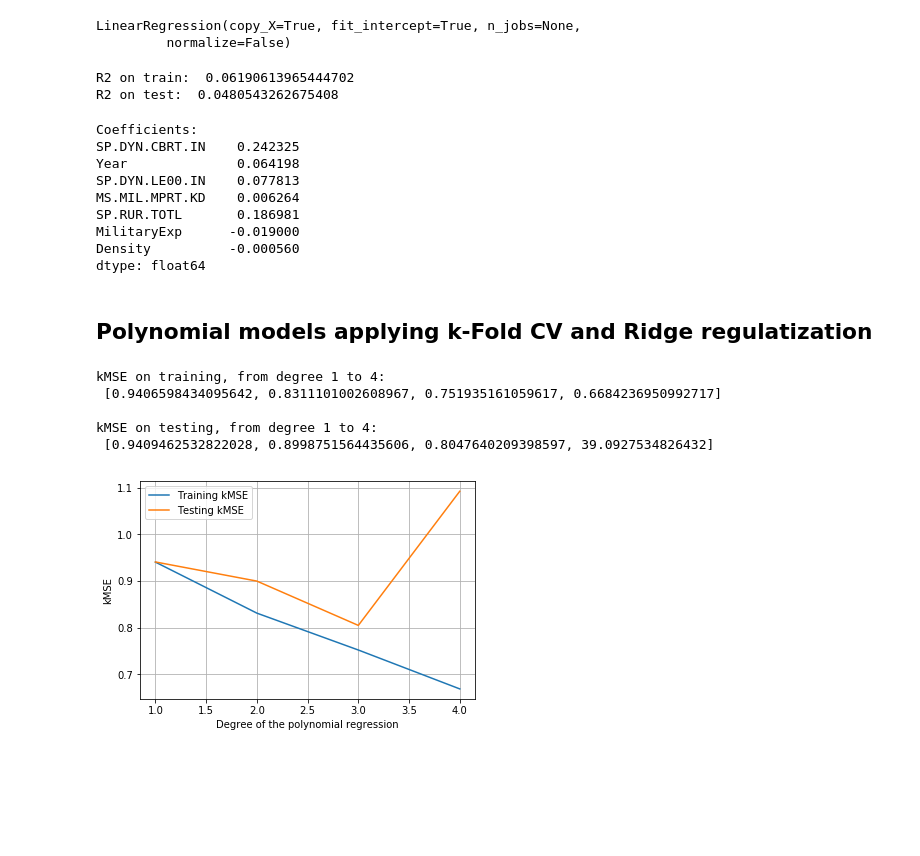
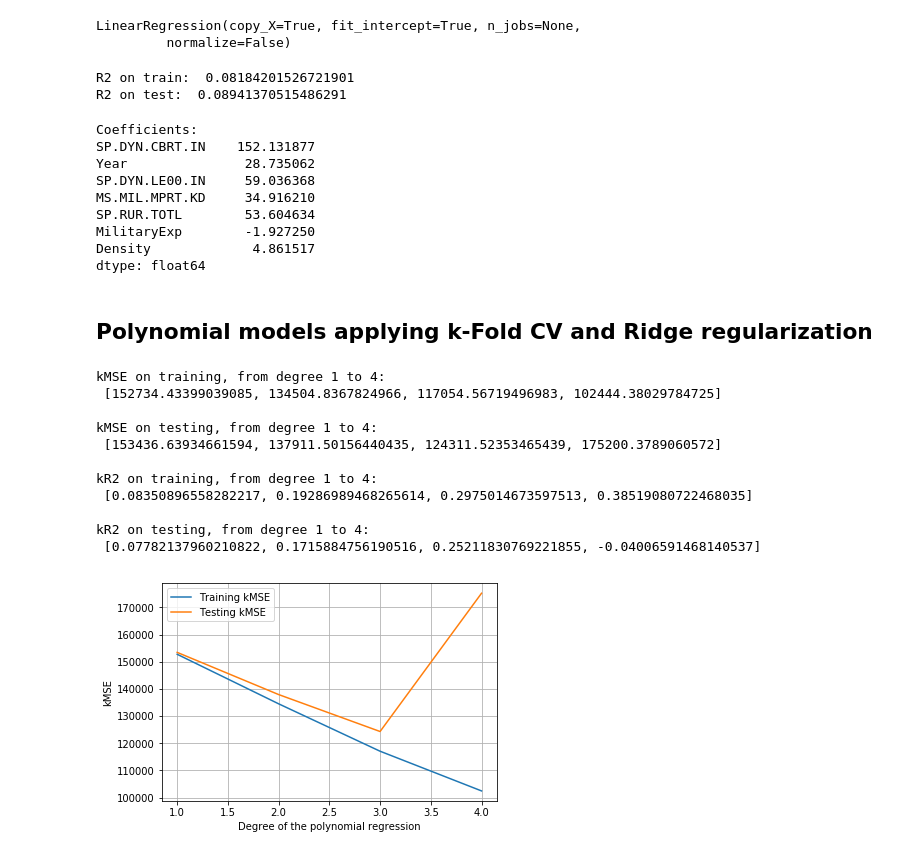
Before and after one commit to AndreaCurtoni/TerrorismDSBA, a Jupyter notebook: First hyp ML.ipynb, the cells around one changed output. Saved outputs shown, nothing was run; the diff lists cells and outputs as text; code cells hidden in the pictures; blank space fills up the shorter version.

```diff
--- a/First hyp ML.ipynb
+++ b/First hyp ML.ipynb
@@ -61,10 +61,12 @@ array([[<matplotlib.axes._subplots.AxesSubplot object at 0x...>,
       dtype=object)
 [figure]
 # %%
-from sklearn.preprocessing import StandardScaler
+#from sklearn.preprocessing import StandardScaler
 
-scaler = StandardScaler()
-scaler.fit(df)
-std_data = scaler.transform(df)
-df_std= pd.DataFrame(std_data, index=df.index, columns=df.columns)
-df_std.head()
+#scaler = StandardScaler()
+#scaler.fit(df)
+#std_data = scaler.transform(df)
+#df_std= pd.DataFrame(std_data, index=df.index, columns=df.columns)
+#df_std.head()
+
+df_std = df #per non risostituire il nome della variabile ovunque
@@ -94,0 +75,3 @@ array([[<matplotlib.axes._subplots.AxesSubplot object at 0x...>,
+# %%
+df_std = df_std[df_std['cnt'] > 0]
+df_std['cnt'].hist()
@@ -128,6 +114,9 @@ x_test.shape
 # %%
 from sklearn.linear_model import LinearRegression
+from sklearn.preprocessing import scale
 
+x_train = pd.DataFrame(scale(x_train), index=x_train.index, columns=x_train.columns)
+x_test = pd.DataFrame(scale(x_test), index=x_test.index, columns=x_test.columns)
 model=LinearRegression(fit_intercept=True)
 model.fit(x_train,y_train)
 # %% [output]
@@ -146,24 +135,24 @@ R2 = metrics.r2_score(y_test, y_pred_test, sample_weight=None, multioutput='unif
 print("R2 on train: ", R2_base)
 print("R2 on test: ", R2)
 # %% [output]
-R2 on train:  0.06190613965444702
-R2 on test:  0.0480543262675408
+R2 on train:  0.08184201526721901
+R2 on test:  0.08941370515486291
 # %%
 coefficients = pd.Series(model.coef_, index=x_train.columns)
 print('Coefficients: ')
 print(coefficients)
 # %% [output]
 Coefficients:
-SP.DYN.CBRT.IN    0.242325
-Year              0.064198
-SP.DYN.LE00.IN    0.077813
-MS.MIL.MPRT.KD    0.006264
-SP.RUR.TOTL       0.186981
-MilitaryExp      -0.019000
-Density          -0.000560
+SP.DYN.CBRT.IN    152.131877
+Year               28.735062
+SP.DYN.LE00.IN     59.036368
+MS.MIL.MPRT.KD     34.916210
+SP.RUR.TOTL        53.604634
+MilitaryExp        -1.927250
+Density             4.861517
 dtype: float64
 # %% [markdown]
-## Polynomial models applying k-Fold CV and Ridge regulatization
+## Polynomial models applying k-Fold CV and Ridge regularization
 # %%
 import numpy as np
 from sklearn.preprocessing import scale
@@ -176,11 +165,13 @@ from statistics import mean
 import warnings
 warnings.filterwarnings('ignore')
 
-kf = KFold(n_splits=7, shuffle=True, random_state=2) # we are setting 7 folds
+kf = KFold(n_splits=5, shuffle=True, random_state=2) # we are setting 7 folds
 feature_matrix=df_std.loc[:, df_std.columns != 'cnt']
 target_vector=df_std['cnt']
 MSE_tr, MSE_te = [], []
+R2_tr, R2_te = [], []
 kMSE_tr, kMSE_te = [],  []
+kR2_tr, kR2_te = [], []
 degrees = [1,2,3,4] # list of different degrees of freedom
 for degree in degrees: # cycle which applies the different degrees of freedom
     for train_index, test_index in kf.split(feature_matrix): # cycle that performs KCV on a certain polynomial model
@@ -188,9 +179,9 @@ for degree in degrees: # cycle which applies the different degrees of freedom
         y_train, y_test = target_vector.iloc[train_index], target_vector.iloc[test_index]
 
         x_train = pd.DataFrame(scale(x_train), index=x_train.index, columns=x_train.columns) # standardization
-        y_train = pd.DataFrame(scale(y_train), index=y_train.index).to_numpy() # standardization
+        #y_train = pd.DataFrame(scale(y_train), index=y_train.index).to_numpy() # standardization
         x_test = pd.DataFrame(scale(x_test), index=x_test.index, columns=x_test.columns) # standardization
-        y_test = pd.DataFrame(scale(y_test), index=y_test.index).to_numpy() # standardization
+        #y_test = pd.DataFrame(scale(y_test), index=y_test.index).to_numpy() # standardization
 
         model = make_pipeline(pol(degree), RidgeCV(alphas=(0.01,1.0,100), cv=4))
         x = model.fit(x_train, y_train.ravel())
@@ -198,27 +189,40 @@ for degree in degrees: # cycle which applies the different degrees of freedom
         y_pred=model.predict(x_test)
         MSE_tr.append(metrics.mean_squared_error(y_train, y_pred_on_training, sample_weight=None, multioutput='uniform_average'))
         MSE_te.append(metrics.mean_squared_error(y_test, y_pred, sample_weight=None, multioutput='uniform_average'))
+        R2_tr.append(metrics.r2_score(y_train, y_pred_on_training, sample_weight=None, multioutput='uniform_average'))
+        R2_te.append(metrics.r2_score(y_test, y_pred, sample_weight=None, multioutput='uniform_average'))
     kMSE_tr.append(mean(MSE_tr))
     kMSE_te.append(mean(MSE_te))
+    kR2_tr.append(mean(R2_tr))
+    kR2_te.append(mean(R2_te))
     MSE_tr = []
     MSE_te = []
+    R2_tr = []
+    R2_te = []
 print('kMSE on training, from degree 1 to 4:\n', kMSE_tr)
 print('\nkMSE on testing, from degree 1 to 4:\n', kMSE_te)
+print('\nkR2 on training, from degree 1 to 4:\n', kR2_tr)
+print('\nkR2 on testing, from degree 1 to 4:\n', kR2_te)
 # %% [output]
 kMSE on training, from degree 1 to 4:
- [0.9406598434095642, 0.8311101002608967, 0.751935161059617, 0.6684236950992717]
+ [152734.43399039085, 134504.8367824966, 117054.56719496983, 102444.38029784725]
 
 kMSE on testing, from degree 1 to 4:
- [0.9409462532822028, 0.8998751564435606, 0.8047640209398597, 39.0927534826432]
+ [153436.63934661594, 137911.50156440435, 124311.52353465439, 175200.3789060572]
+
+kR2 on training, from degree 1 to 4:
+ [0.08350896558282217, 0.19286989468265614, 0.2975014673597513, 0.38519080722468035]
+
+kR2 on testing, from degree 1 to 4:
+ [0.07782137960210822, 0.1715884756190516, 0.25211830769221855, -0.04006591468140537]
 # %%
-kMSE_te[3] = kMSE_te[3] - 38   # value decreased just to have a more readable plot
 plt.plot(degrees, kMSE_tr, label='Training kMSE')
 plt.plot(degrees, kMSE_te, label='Testing kMSE')
 plt.xlabel('Degree of the polynomial regression')
 plt.ylabel('kMSE')
 plt.legend()
 plt.grid()
 
 plt.show()
 # %% [output]
-[figure, old version]
+[figure, new version]
```
Also changed, not shown: parts of 5 cells of this notebook.
